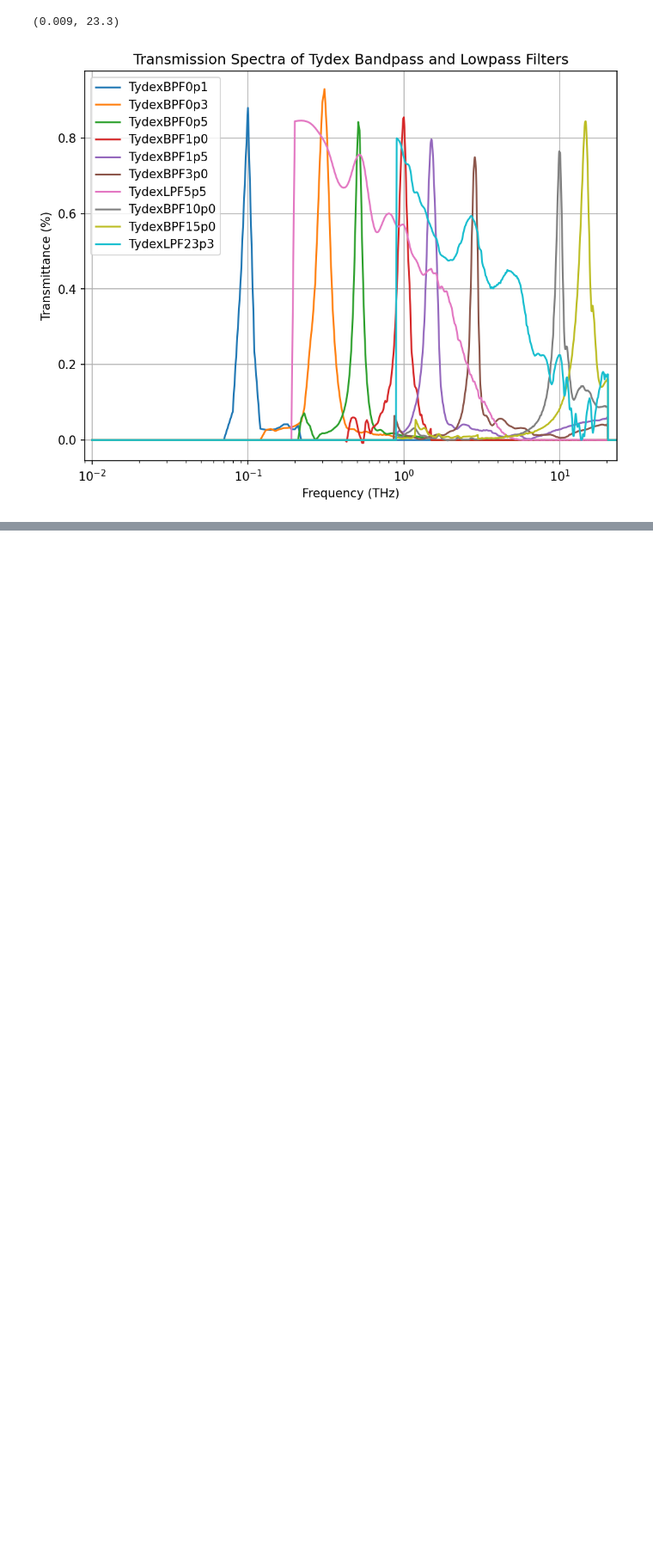
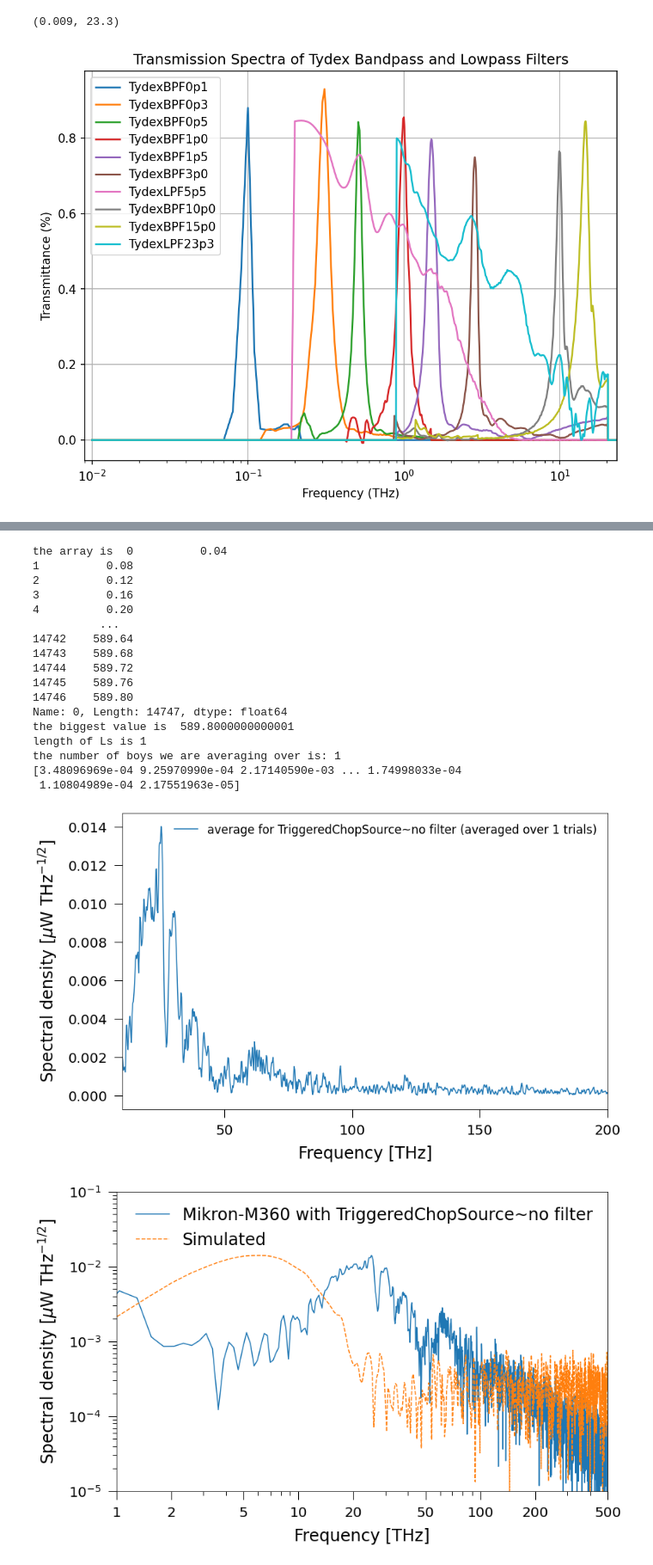
Before and after one commit to nkurinsky/THz-FTS, a Jupyter notebook: python/Notebooks/DataAna/FTS_Analysis_DecemberPowerSupply.ipynb, the cells around one changed output, grey strips where cells are left out. Shown at 86% size. Drawn from its saved outputs; the diff is of its cells as text; code cells hidden in the pictures; blank space fills up the shorter version.

```diff
--- a/python/Notebooks/DataAna/FTS_Analysis_DecemberPowerSupply.ipynb
+++ b/python/Notebooks/DataAna/FTS_Analysis_DecemberPowerSupply.ipynb
@@ -323,14 +336,14 @@ def four_gaussians(x, h1, c1, w1, h2, c2, w2, h3, c3, w3, h4, c4, w4, offset):
 def plot_transmittance(plot_simulation, frequency_array, averages, selected_volt, source, filt, simulated, k=1):
   fig, ax = plt.subplots(figsize=(12,6), dpi=100)
 
-  if plot_simulation and filt == "no":  #then compare the "filter" as data, and "no filter" as simulation
+  if plot_simulation and ("no" in filt):  #then compare the "filter" as data, and "no filter" as simulation
     title = "Transmission of data vs simulation as a function of Frequency"
     average_spectrum, num_avg = averages[0][0], averages[0][1]
     simulated_frequency, simulated_spectrum = simulated[2], simulated[3]
     interpolated_simulation = interp1d(simulated_frequency, simulated_spectrum, fill_value='extrapolate')
     ratio =  np.array(average_spectrum)/np.array(interpolated_simulation(frequency_array))
     plt.plot(frequency_array, ratio, label = "Bandpass of data to simulation (averaged over " + str(num_avg) + " filter trials)", color='C9')
-  elif filt == "no": return
+  elif "no" in filt: return
 
   else:
     # title = filt + " Filter Bandpass as a function of Frequency"
@@ -402,7 +415,7 @@ def plot_transmittance(plot_simulation, frequency_array, averages, selected_volt
 
     else:
       plt.plot(frequency_array, ratio, label = "Filter bandpass data (averaged over " + str(num_avg_filter) + " filter trials)", color='C9')
-      plt.xlim(10, 130)
+      plt.xlim(10, 200)
       ax.text(11, 0.04, title, fontsize=txtsize*1.2)
       plt.ylim(0, 1.2)
 
@@ -484,6 +497,9 @@ def plot_details(selected_volt, source, filt, simulated):
     plt.axvline(x=470, color = 'yellow')
     plt.xlim(200, 800)
     plt.ylim(1e-9, 2e-6)
+  elif source == "Mikron-M360":
+    plt.ylim(1e-5, 1e-1)
+    plt.xlim(1, 500)
   elif filt in bandpasses:
     plt.xlim(1, 500)
     plt.ylim(1e-5, 1e-1)
@@ -509,13 +526,12 @@ def generate_average_spectrum(frequency_array, selected_volt, source, filt):
 
   return [average_spectrum, len(interpolated)]
 # %%
-
 def plot_average(frequency_array, averages, selected_volt, source, filt):
   temp = get_temp(selected_volt, source)
   fig, ax = plt.subplots(figsize=(12,8))
 
   average_spectrum_filter, num_avg_filter = averages[0][0], averages[0][1]
-  if filt != "no" :
+  if "no" not in filt:
     average_spectrum_nofilter, num_avg_nofilter = averages[1][0], averages[1][1]
     plt.plot(frequency_array, average_spectrum_nofilter*1e6, label = "average for no filter (averaged over " + str(num_avg_nofilter) + " trials)")
 
@@ -562,7 +578,7 @@ def plot_data(selected_volt, source, filt, plot_simulation = True, compare_nofil
   if bandpass or compare_nofilter:
     avgs = []
     avgs.append(generate_average_spectrum(frequencies, selected_volt, source, filt))
-    if filt != "no" : avgs.append(generate_average_spectrum(frequencies, selected_volt, source, "no"))
+    if "no" not in filt: avgs.append(generate_average_spectrum(frequencies, selected_volt, source, "no"))
   if plot_simulation: #this is normalizing the integral under the simulated transform spectra to the the transform of data
     interpolated_simulation = interp1d(simulated[2], simulated[3], fill_value='extrapolate')
     scaling_factor = (max(avgs[0][0][np.where(abs(frequencies - 10)<= 0.1)[0][0]:np.where(abs(frequencies - 100)<= 0.1)[0][0]])/max(simulated[3]))
@@ -573,3 +589,25 @@ def plot_data(selected_volt, source, filt, plot_simulation = True, compare_nofil
 
   plot_details(selected_volt, source, filt, simulated)
   return
+# %%
+plot_data(100.0, "Mikron-M360", "TriggeredChopSource~no", plot_simulation = True)
+# %% [output]
+the array is  0          0.04
+1          0.08
+2          0.12
+3          0.16
+4          0.20
+          ...
+14742    589.64
+14743    589.68
+14744    589.72
+14745    589.76
+14746    589.80
+Name: 0, Length: 14747, dtype: float64
+the biggest value is  589.8000000000001
+length of Ls is 1
+the number of boys we are averaging over is: 1
+[3.48096969e-04 9.25970990e-04 2.17140590e-03 ... 1.74998033e-04
+ 1.10804989e-04 2.17551963e-05]
+[figure, added]
+[figure, added]
```
Also changed, not shown: parts of 16 cells of this notebook.
